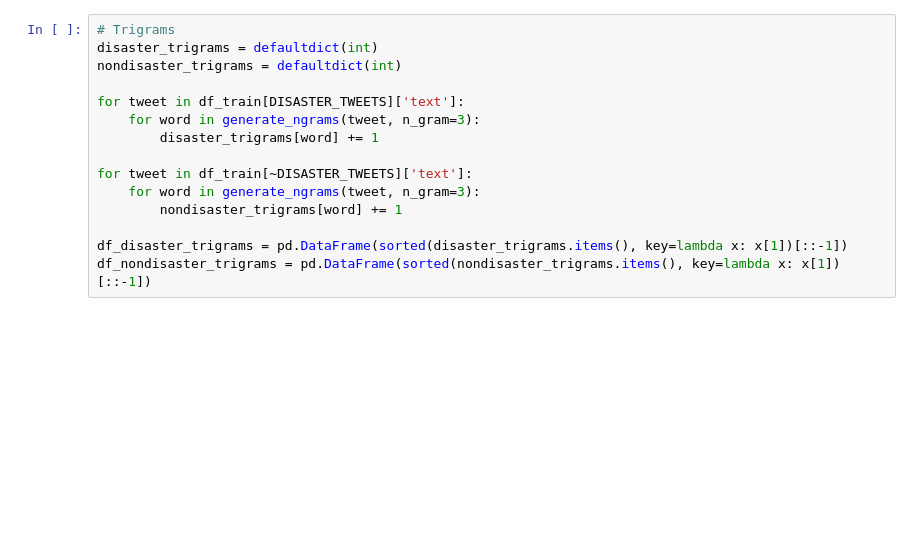
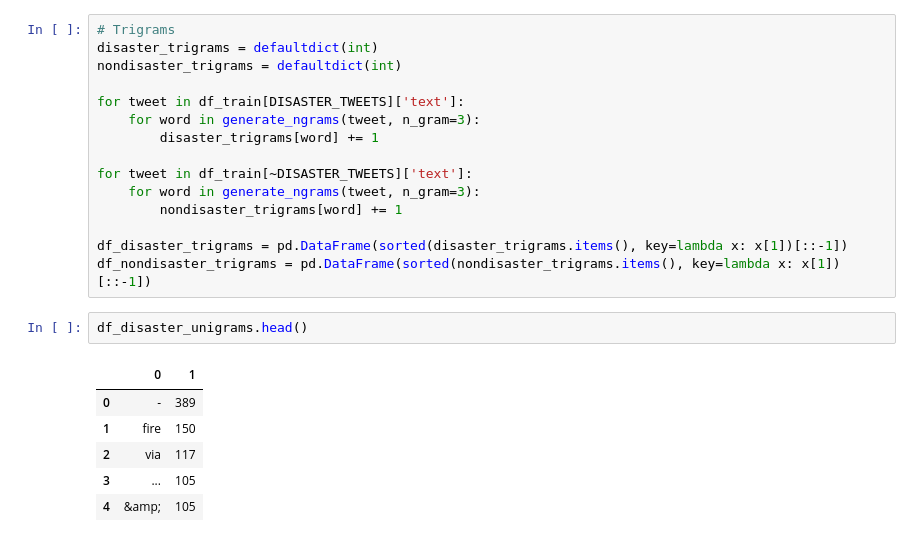
Before and after one commit to Sarankdl/NLP_With_Disaster_Tweets, a Jupyter notebook: Untitled.ipynb, the cells around one changed output. Drawn from its saved outputs; the diff is of its cells as text; blank space fills up the shorter version.

```diff
--- a/Untitled.ipynb
+++ b/Untitled.ipynb
@@ -146,3 +146,12 @@ for tweet in df_train[~DISASTER_TWEETS]['text']:
 
 df_disaster_trigrams = pd.DataFrame(sorted(disaster_trigrams.items(), key=lambda x: x[1])[::-1])
 df_nondisaster_trigrams = pd.DataFrame(sorted(nondisaster_trigrams.items(), key=lambda x: x[1])[::-1])
+# %%
+df_disaster_unigrams.head()
+# %% [output]
+|  | 0 | 1 |
+| 0 | - | 389 |
+| 1 | fire | 150 |
+| 2 | via | 117 |
+| 3 | ... | 105 |
+| 4 | &amp; | 105 |
```
Also changed, not shown: parts of 7 cells of this notebook.
